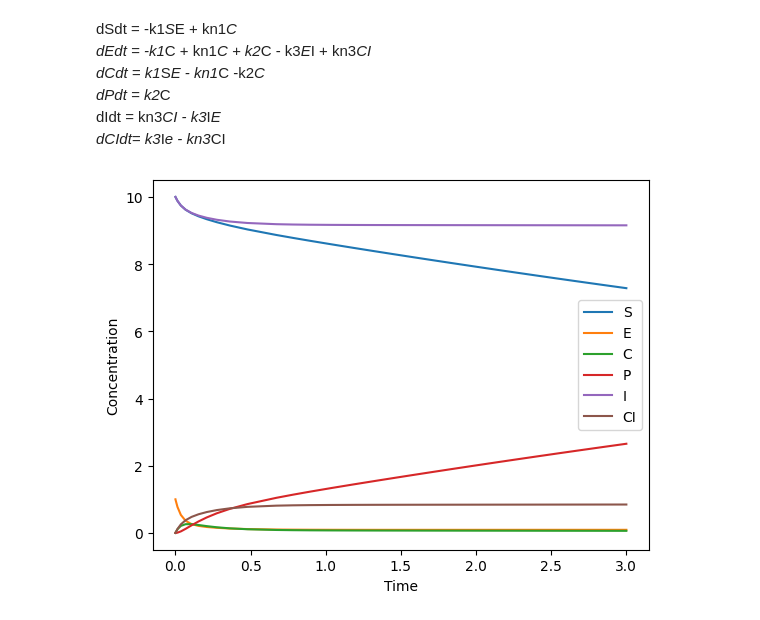
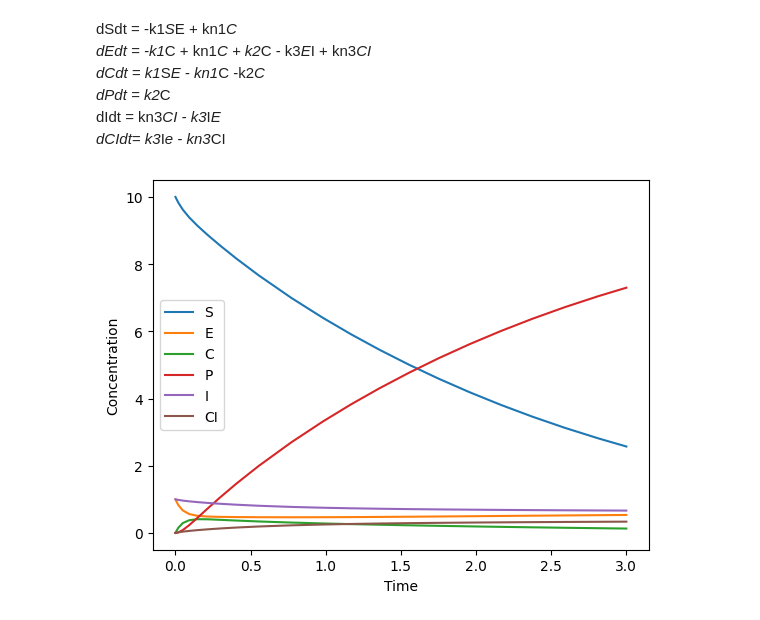
Before and after one commit to TC-Wheel/modeling_biological_systems, a Jupyter notebook: class_02-16-23.ipynb, the cells around one changed output. Saved outputs shown, nothing was run; the diff lists cells and outputs as text; code cells hidden in the pictures.

```diff
--- a/class_02-16-23.ipynb
+++ b/class_02-16-23.ipynb
@@ -26,32 +26,34 @@ def comp_enzyme_inhib(t, y, k1, kn1, k2, k3, kn3):
     # differential equations
     #there's a video on how to write these down from a reaction network
     dSdt = -k1*S*E + kn1*C
     dEdt = -k1*E*S + kn1*C + k2*C - k3*E*I + kn3*CI
     dCdt = k1*S*E - kn1*C - k2*C
     dPdt = k2*C
     dIdt = kn3*CI - k3*I*E
     dCIdt= k3*I*E - kn3*CI
 
     #outputs the deriviates for each of the species
+    #THESE NEED TO BE PUT IN THE SAME ORDER AS THE Y
     dydt = [dSdt, dEdt, dCdt, dPdt, dIdt, dCIdt] # repack dydt
 
     return dydt
 
 
 # the time interval of the simulation
 tspan = [0,3]
 
 # set initial conditions
-y0 = [10,1,0,0,0,0] # S,E,C,P,I,CI
+#you can change the I because that's the most interesting
+y0 = [10,1,0,0,1,0] # S,E,C,P,I,CI
 #remember, y0 must be the same size as the dydt
 
 # integrate the ODE
 sol = solve_ivp(comp_enzyme_inhib, tspan, y0, args=(1, 1, 10, 1, 1))
 #plot the results
 plt.plot(sol.t,sol.y.T) #the T is the transpose to get the dimensions right for plotting
 plt.legend(['S','E','C','P','I','CI'])
 plt.xlabel('Time')
 plt.ylabel('Concentration')
 plt.show()
 # %% [output]
-[figure, old version]
+[figure, new version]
```
